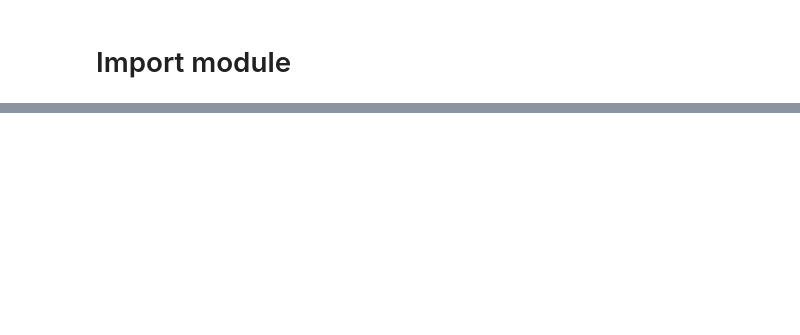
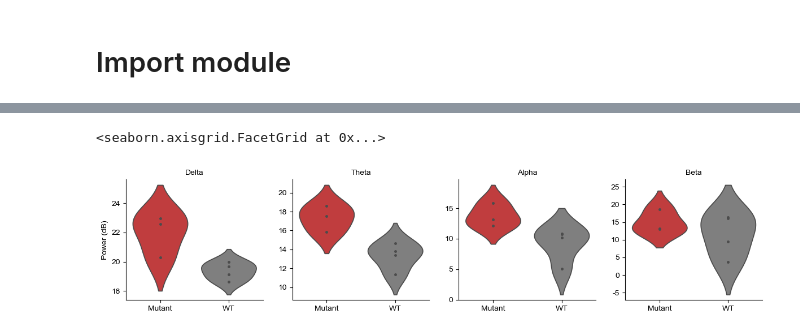
Before and after one commit to Puzzle-Li/as_monkey_eeg, a Jupyter notebook: multiple_session_stat.ipynb, the cells around one changed output, grey strips where cells are left out. Cells and saved outputs as stored; diff of their text form; code cells hidden in the pictures; blank space fills up the shorter version.

```diff
--- a/multiple_session_stat.ipynb
+++ b/multiple_session_stat.ipynb
@@ -181,0 +211,31 @@ sns.violinplot(
+# %%
+df_plot = df_info.melt(
+    value_vars=band_names,
+    value_name='Power (dB)',
+    var_name='Band',
+    id_vars=['Genotype'],
+    ignore_index=False
+)
+
+df_plot['Power (dB)'] = 10 * np.log10(df_plot['Power (dB)'])
+g = sns.FacetGrid(
+    df_plot,
+    col='Band',
+    sharey=False,
+    hue='Genotype',
+    palette=['tab:red', 'tab:gray']
+)
+
+g.map_dataframe(
+    sns.violinplot,
+    data=df_plot,
+    x='Genotype',
+    y='Power (dB)',
+    inner="point"
+)
+
+g.set_titles('{col_name}')
+g.set_xlabels('')
+# %% [output]
+<seaborn.axisgrid.FacetGrid at 0x...>
+[figure, added]
```
Also changed, not shown: parts of 8 cells of this notebook, 1 other file.
